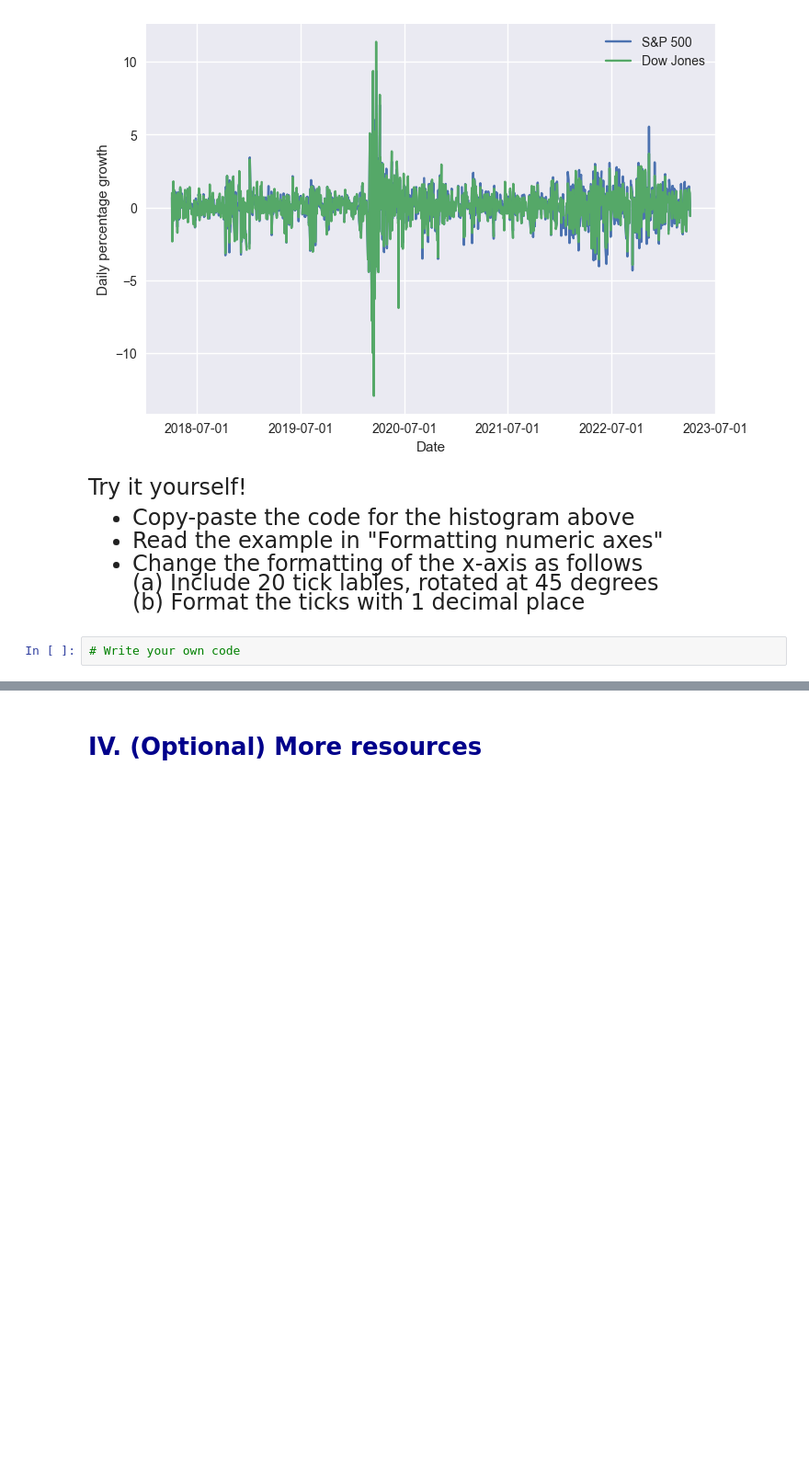
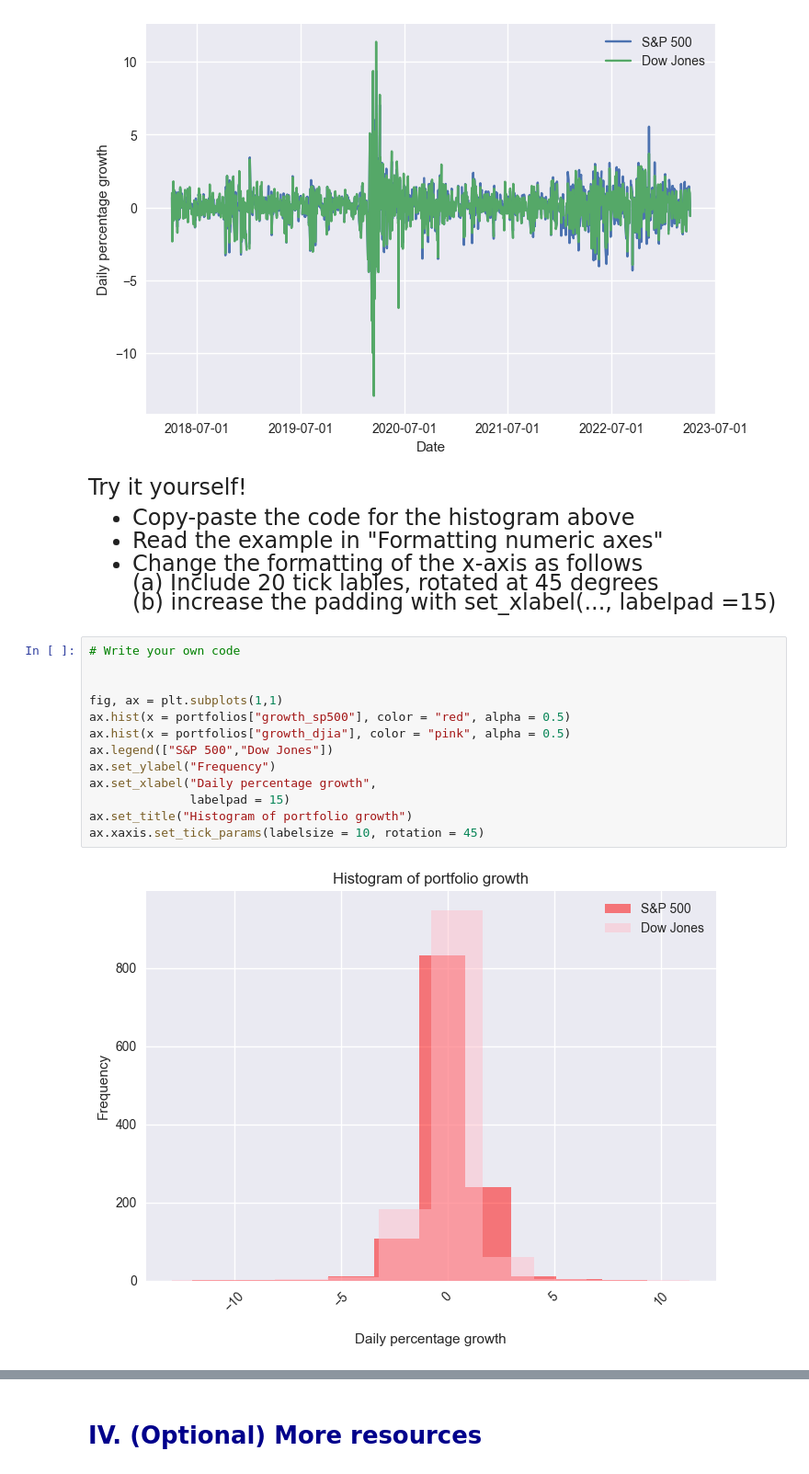
Before and after one commit to M-Roselinsky/emoryqtm151, a Jupyter notebook: Lecture 25/Lecture 25.ipynb, the cells around one changed output, grey strips where cells are left out. Shown at 92% size. Drawn from its saved outputs; the diff is of its cells as text; blank space fills up the shorter version.

```diff
--- a/Lecture 25/Lecture 25.ipynb
+++ b/Lecture 25/Lecture 25.ipynb
@@ -232,6 +232,19 @@ Try it yourself!
 - Read the example in "Formatting numeric axes"
 - Change the formatting of the x-axis as follows <br>
 (a) Include 20 tick lables, rotated at 45 degrees <br>
-(b) Format the ticks with 1 decimal place
+(b) increase the padding with set_xlabel(..., labelpad =15)
-# %%
-# Write your own code
+# %%
+# Write your own code
+
+
+fig, ax = plt.subplots(1,1)
+ax.hist(x = portfolios["growth_sp500"], color = "red", alpha = 0.5)
+ax.hist(x = portfolios["growth_djia"], color = "pink", alpha = 0.5)
+ax.legend(["S&P 500","Dow Jones"])
+ax.set_ylabel("Frequency")
+ax.set_xlabel("Daily percentage growth",
+              labelpad = 15)
+ax.set_title("Histogram of portfolio growth")
+ax.xaxis.set_tick_params(labelsize = 10, rotation = 45)
+# %% [output]
+[figure, added]
```
Also changed, not shown: parts of 1 cell of this notebook.
